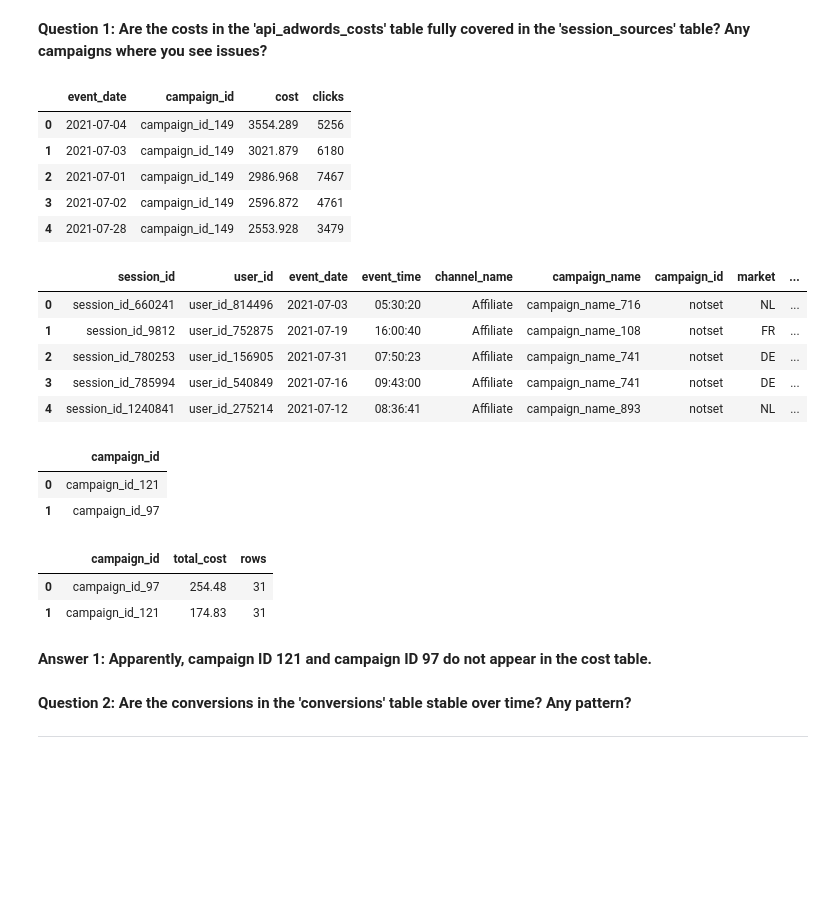
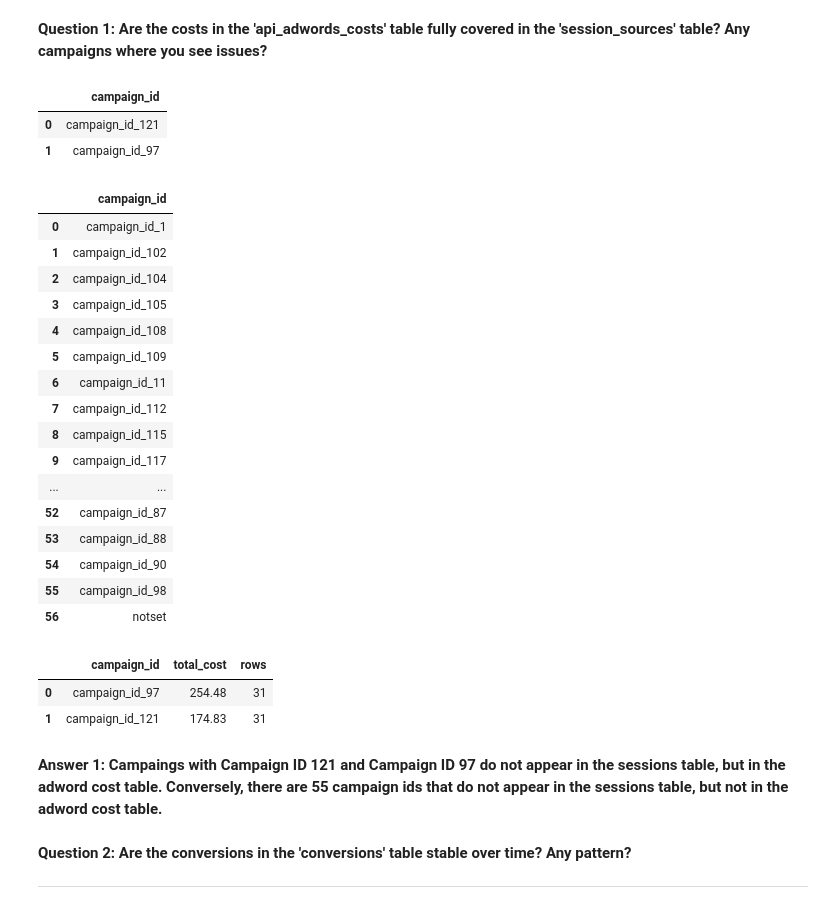
Before and after one commit to daneufeld/challenge, a Jupyter notebook: DB_Challenge.ipynb, the cells around one changed output. Saved outputs shown, nothing was run; the diff lists cells and outputs as text; code cells hidden in the pictures; blank space fills up the shorter version.

```diff
--- a/DB_Challenge.ipynb
+++ b/DB_Challenge.ipynb
@@ -17,24 +28,6 @@ pd.read_sql("SELECT name FROM sqlite_master WHERE type='table'", db)
 | 4 | session_sources |
 # %% [markdown]
 **Question 1: Are the costs in the 'api_adwords_costs' table fully covered in the 'session_sources' table? Any campaigns where you see issues?**
-# %%
-pd.read_sql("SELECT * FROM api_adwords_costs LIMIT 5", db)
-# %% [output]
-|  | event_date | campaign_id | cost | clicks |
-| 0 | 2021-07-04 | campaign_id_149 | 3554.289 | 5256 |
-| 1 | 2021-07-03 | campaign_id_149 | 3021.879 | 6180 |
-| 2 | 2021-07-01 | campaign_id_149 | 2986.968 | 7467 |
-| 3 | 2021-07-02 | campaign_id_149 | 2596.872 | 4761 |
-| 4 | 2021-07-28 | campaign_id_149 | 2553.928 | 3479 |
-# %%
-pd.read_sql("SELECT * FROM session_sources LIMIT 5", db)
-# %% [output]
-|  | session_id | user_id | event_date | event_time | channel_name | campaign_name | campaign_id | market | ... |
-| 0 | session_id_660241 | user_id_814496 | 2021-07-03 | 05:30:20 | Affiliate | campaign_name_716 | notset | NL | ... |
-| 1 | session_id_9812 | user_id_752875 | 2021-07-19 | 16:00:40 | Affiliate | campaign_name_108 | notset | FR | ... |
-| 2 | session_id_780253 | user_id_156905 | 2021-07-31 | 07:50:23 | Affiliate | campaign_name_741 | notset | DE | ... |
-| 3 | session_id_785994 | user_id_540849 | 2021-07-16 | 09:43:00 | Affiliate | campaign_name_741 | notset | DE | ... |
-| 4 | session_id_1240841 | user_id_275214 | 2021-07-12 | 08:36:41 | Affiliate | campaign_name_893 | notset | NL | ... |
 # %%
 """Looking for campaign ids that are in the cost table but not in the session table"""
 pd.read_sql("""
@@ -50,6 +43,35 @@ pd.read_sql("""
 |  | campaign_id |
 | 0 | campaign_id_121 |
 | 1 | campaign_id_97 |
+# %%
+"""Looking for campaign ids that are in the cost table but not in the session table"""
+pd.read_sql("""
+    SELECT DISTINCT campaign_id
+    FROM session_sources
+    WHERE campaign_id NOT IN (
+        SELECT DISTINCT campaign_id FROM api_adwords_costs
+        WHERE campaign_id IS NOT NULL
+    )
+    ORDER BY campaign_id
+""", db)
+# %% [output]
+|  | campaign_id |
+| 0 | campaign_id_1 |
+| 1 | campaign_id_102 |
+| 2 | campaign_id_104 |
+| 3 | campaign_id_105 |
+| 4 | campaign_id_108 |
+| 5 | campaign_id_109 |
+| 6 | campaign_id_11 |
+| 7 | campaign_id_112 |
+| 8 | campaign_id_115 |
+| 9 | campaign_id_117 |
+| ... | ... |
+| 52 | campaign_id_87 |
+| 53 | campaign_id_88 |
+| 54 | campaign_id_90 |
+| 55 | campaign_id_98 |
+| 56 | notset |
 # %%
 pd.read_sql("""
     SELECT campaign_id, SUM(cost) as total_cost, COUNT(*) as rows
@@ -66,7 +88,7 @@ pd.read_sql("""
 | 0 | campaign_id_97 | 254.48 | 31 |
 | 1 | campaign_id_121 | 174.83 | 31 |
 # %% [markdown]
-**Answer 1: Apparently, campaign ID 121 and campaign ID 97 do not appear in the cost table.**
+**Answer 1: Campaings with Campaign ID 121 and Campaign ID 97 do not appear in the sessions table, but in the adword cost table. Conversely, there are 55 campaign ids that do not appear in the sessions table, but not in the adword cost table.**
 # %% [markdown]
 **Question 2: Are the conversions in the 'conversions' table stable over time? Any pattern?**
 
```
Also changed, not shown: parts of 11 cells of this notebook.
